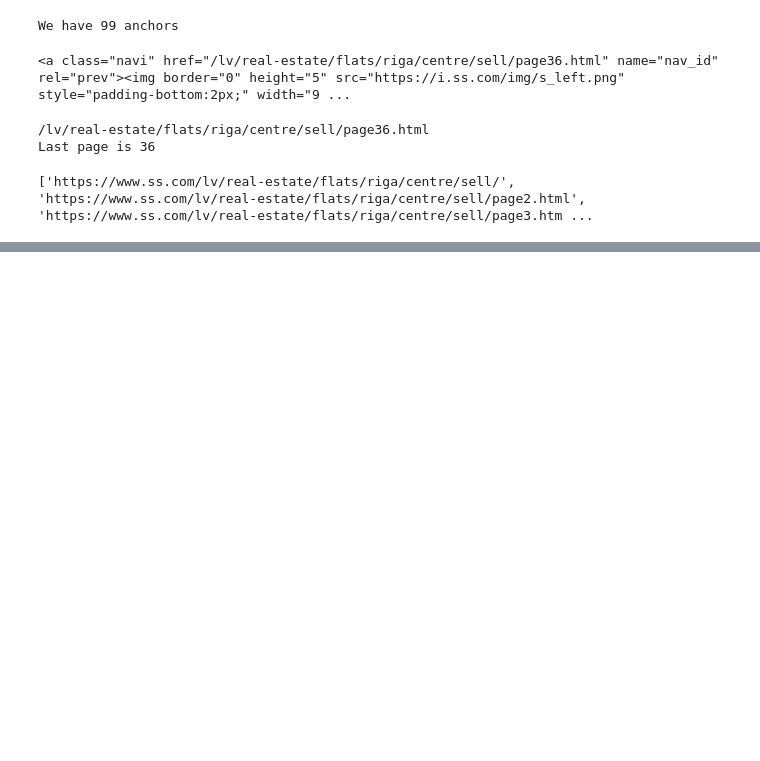
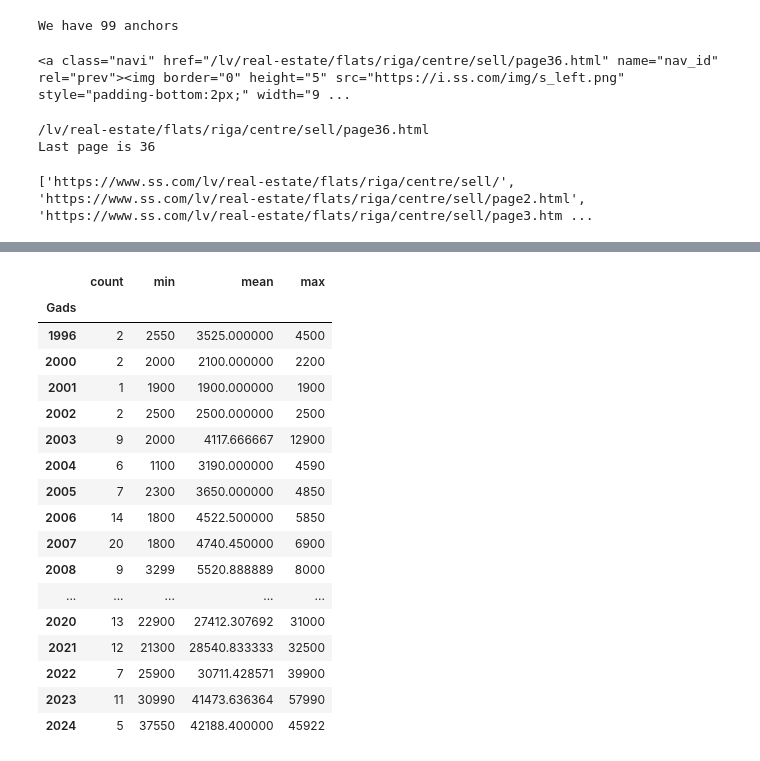
Before and after one commit to ValRCS/DAS_Python_24, a Jupyter notebook: A29_Group/Topic_15_Web_Scraping/WebScraping_Apartments.ipynb, the cells around one changed output, grey strips where cells are left out. Saved outputs shown, nothing was run; the diff lists cells and outputs as text; code cells hidden in the pictures; blank space fills up the shorter version.

```diff
--- a/A29_Group/Topic_15_Web_Scraping/WebScraping_Apartments.ipynb
+++ b/A29_Group/Topic_15_Web_Scraping/WebScraping_Apartments.ipynb
@@ -524,0 +625,25 @@ toyota_df.to_excel(filename, index=False) # we do not want index column
+# %%
+# let us group rav4 by year and get min avg and max price
+rav4_grouped = rav4_df.groupby("Gads")["price"].agg(["count","min", "mean", "max"])
+# note you can make your own aggregation functions
+# print rav4_grouped
+rav4_grouped
+# %% [output]
+|  | count | min | mean | max |
+| Gads |  |  |  |  |
+| 1996 | 2 | 2550 | 3525.000000 | 4500 |
+| 2000 | 2 | 2000 | 2100.000000 | 2200 |
+| 2001 | 1 | 1900 | 1900.000000 | 1900 |
+| 2002 | 2 | 2500 | 2500.000000 | 2500 |
+| 2003 | 9 | 2000 | 4117.666667 | 12900 |
+| 2004 | 6 | 1100 | 3190.000000 | 4590 |
+| 2005 | 7 | 2300 | 3650.000000 | 4850 |
+| 2006 | 14 | 1800 | 4522.500000 | 5850 |
+| 2007 | 20 | 1800 | 4740.450000 | 6900 |
+| 2008 | 9 | 3299 | 5520.888889 | 8000 |
+| ... | ... | ... | ... | ... |
+| 2020 | 13 | 22900 | 27412.307692 | 31000 |
+| 2021 | 12 | 21300 | 28540.833333 | 32500 |
+| 2022 | 7 | 25900 | 30711.428571 | 39900 |
+| 2023 | 11 | 30990 | 41473.636364 | 57990 |
+| 2024 | 5 | 37550 | 42188.400000 | 45922 |
```
Also changed, not shown: parts of 11 cells of this notebook.
